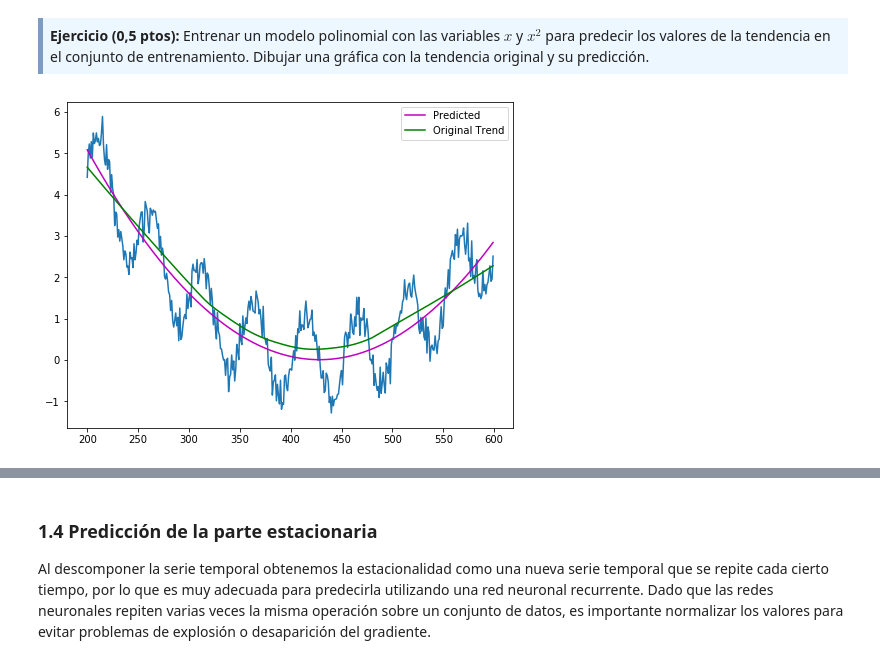
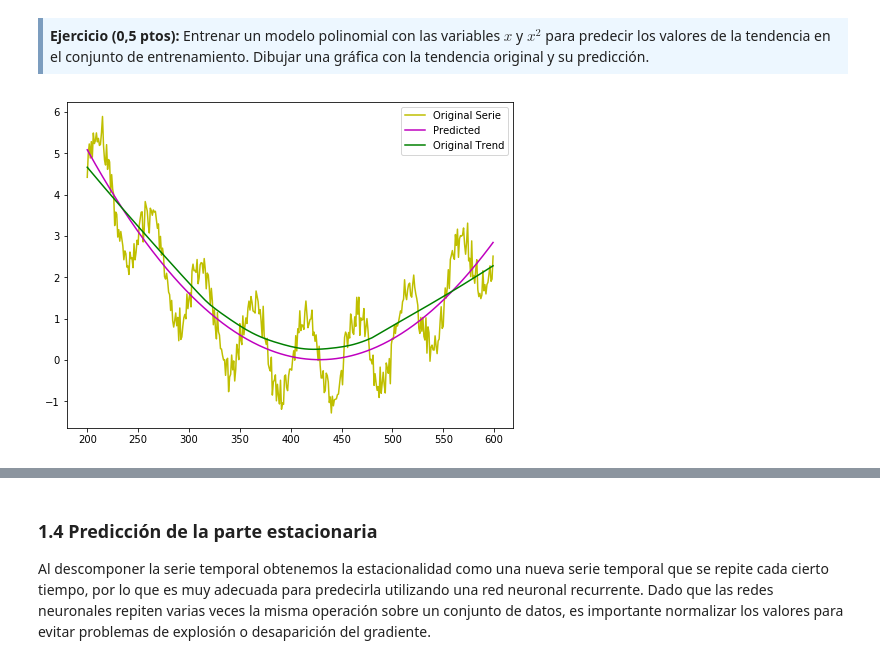
Before and after one commit to fernandoabcampos/deep-learning, a Jupyter notebook: PEC3/20182_M2.875_PEC3-Enunciado.ipynb, the cells around one changed output, grey strips where cells are left out. Saved outputs shown, nothing was run; the diff lists cells and outputs as text; code cells hidden in the pictures.

```diff
--- a/PEC3/20182_M2.875_PEC3-Enunciado.ipynb
+++ b/PEC3/20182_M2.875_PEC3-Enunciado.ipynb
@@ -151,15 +152,15 @@ model = LinearRegression()
 model.fit(x_poly, serie)
 y_poly_pred = model.predict(x_poly)
 # %%
-plt.plot(idx, serie)
+plt.plot(idx, serie, color='y', label="Original Serie")
 # sort the values of x before line plot
 sort_axis = operator.itemgetter(0)
 sorted_zip = sorted(zip(idx, y_poly_pred), key=sort_axis)
 x, y_poly_pred = zip(*sorted_zip)
 plt.plot(idx, y_poly_pred, color='m', label="Predicted")
 plt.plot(idx, final_stl.trend, color='g', label="Original Trend")
 plt.legend()
 
 plt.show()
 # %% [output]
-[figure, old version]
+[figure, new version]
```
Also changed, not shown: parts of 3 cells of this notebook.
